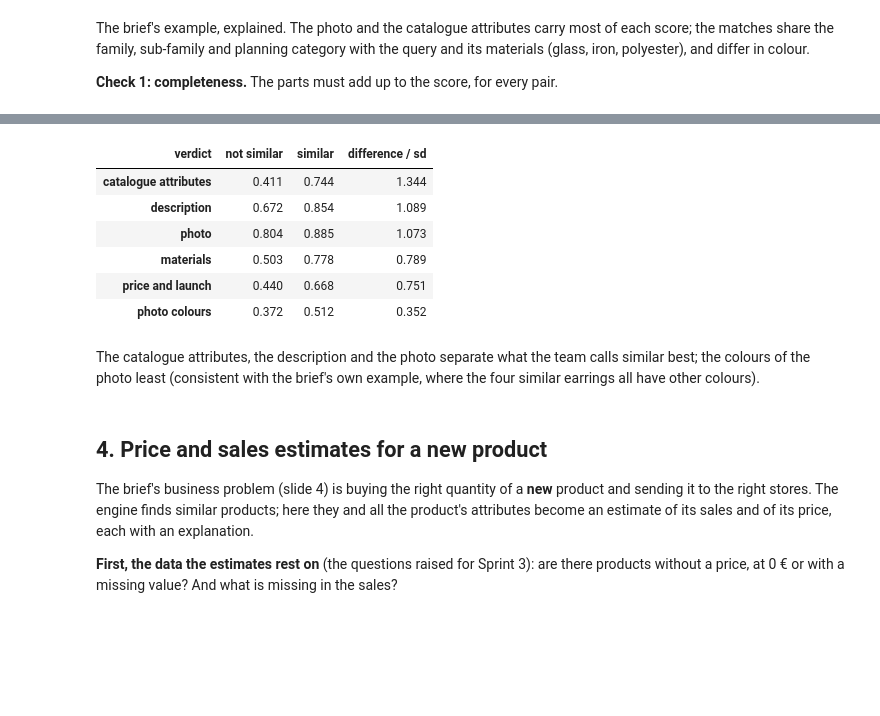
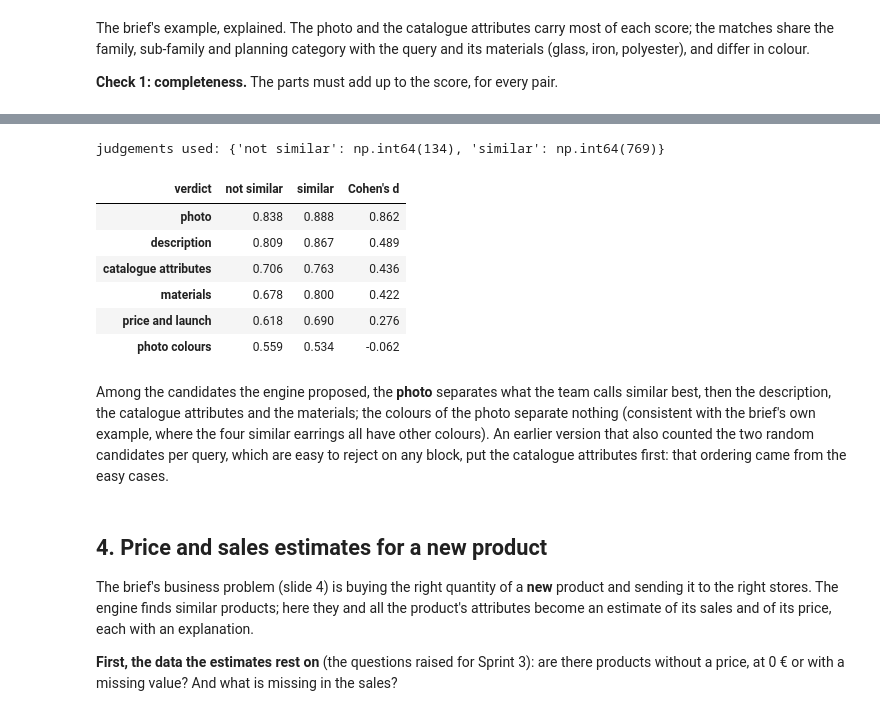
Before and after one commit to therealblitz00/ECQ, a Jupyter notebook: notebooks/phase3_explanations_estimates.ipynb, the cells around one changed output, grey strips where cells are left out. Saved outputs shown, nothing was run; the diff lists cells and outputs as text; code cells hidden in the pictures; blank space fills up the shorter version.

```diff
--- a/notebooks/phase3_explanations_estimates.ipynb
+++ b/notebooks/phase3_explanations_estimates.ipynb
@@ -657,18 +680,25 @@ Measured on the best match of 300 random products.
 # %%
+def rank_of(w, qi, ci, pool):
+    s = np.round(score_matrix(w, np.array([qi]), pool)[0].astype(np.float64), 6)
+    s[not_allowed(np.array([qi]), pool)[0]] = -np.inf
+    return int((s >= s[pool == ci][0]).sum())
+
 rows = []
 for qi in rng.choice(len(items), 300, replace=False):
-    first = base_nb[(base_nb["q"] == qi) & (base_nb["rank"] == 1)]
+    first = s3_nb[(s3_nb["q"] == qi) & (s3_nb["rank"] == 1)]
     if first.empty:
         continue
     ci = int(first["c"].iat[0])
     ranked = [b for b, _ in sorted(contributions(W_BASE, qi, ci).items(), key=lambda kv: -kv[1])]
-    if len(ranked) < 2:
+    if len(ranked) < 4:
         continue
     pool = next(p for p in CATEGORY_POOLS if qi in p)
     for label, b in [("named first", ranked[0]), ("named last", ranked[-1]), ("random", ranked[rng.integers(len(ranked))])]:
-        s = score_matrix({**W_BASE, b: 0.0}, np.array([qi]), pool)[0].astype(float)
-        s[not_allowed(np.array([qi]), pool)[0]] = -np.inf
-        rows.append({"block removed": label, "new rank": int((s > s[pool == ci][0]).sum()) + 1})
-dt = pd.DataFrame(rows).groupby("block removed")["new rank"]
-pd.DataFrame({"mean new rank": dt.mean(), "share no longer first": dt.apply(lambda r: (r > 1).mean())}).round(2)
+        rows.append({"test": "deletion: block removed", "variant": label, "new rank": rank_of({**W_BASE, b: 0.0}, qi, ci, pool)})
+    for label, keep in [("named first", ranked[:2]), ("named last", ranked[-2:]), ("random", list(rng.choice(ranked, 2, replace=False)))]:
+        w = {b: (W_BASE[b] if b in keep else 0.0) for b in W_BASE}
+        rows.append({"test": "sufficiency: only 2 blocks kept", "variant": label, "new rank": rank_of(w, qi, ci, pool)})
+ft = pd.DataFrame(rows).groupby(["test", "variant"])["new rank"]
+pd.DataFrame({"mean rank": ft.mean(), "still first": ft.apply(lambda r: (r == 1).mean()),
+              "in the top 5": ft.apply(lambda r: (r <= 5).mean())}).round(2)
 # %% [output]
@@ -683,26 +717,37 @@ called *similar* and *not similar*, and the difference in standard deviations. B
 are the ones worth naming first.
 # %%
+random_cands = {(pq["query"], c["key"]) for pq in fb_pool["queries"] for c in pq["candidates"] if c.get("random")}
 rows = []
 for a in answers:
     for label, keys_ in (("similar", a["similar"]), ("not similar", a["not"])):
         for c in keys_:
+            if (a["query"], c) in random_cands:
+                continue
             r_ = pair_row[(a["query"], c)]   # a block missing for one of the two products is left out, not counted as 0
             rows.append({"verdict": label, **{BLOCK_LABEL[b]: (S[r_, k] if H[r_, k] else np.nan) for k, b in enumerate(BLOCKS)}})
 ag = pd.DataFrame(rows)
-tab = ag.groupby("verdict").mean().T
-tab["difference / sd"] = (tab["similar"] - tab["not similar"]) / ag.drop(columns="verdict").std()
-tab.sort_values("difference / sd", ascending=False).round(3)
+g = ag.groupby("verdict")
+tab = g.mean().T
+n_, var_ = g.size(), g.var().T
+pooled = np.sqrt(((n_["similar"] - 1) * var_["similar"] + (n_["not similar"] - 1) * var_["not similar"]) / (n_.sum() - 2))
+tab["Cohen's d"] = (tab["similar"] - tab["not similar"]) / pooled
+print("judgements used:", dict(n_))
+tab.sort_values("Cohen's d", ascending=False).round(3)
 # %% [output]
+judgements used: {'not similar': np.int64(134), 'similar': np.int64(769)}
-| verdict | not similar | similar | difference / sd |
-| catalogue attributes | 0.411 | 0.744 | 1.344 |
-| description | 0.672 | 0.854 | 1.089 |
-| photo | 0.804 | 0.885 | 1.073 |
-| materials | 0.503 | 0.778 | 0.789 |
-| price and launch | 0.440 | 0.668 | 0.751 |
-| photo colours | 0.372 | 0.512 | 0.352 |
+| verdict | not similar | similar | Cohen's d |
+| photo | 0.838 | 0.888 | 0.862 |
+| description | 0.809 | 0.867 | 0.489 |
+| catalogue attributes | 0.706 | 0.763 | 0.436 |
+| materials | 0.678 | 0.800 | 0.422 |
+| price and launch | 0.618 | 0.690 | 0.276 |
+| photo colours | 0.559 | 0.534 | -0.062 |
 # %% [markdown]
-The catalogue attributes, the description and the photo separate what the team calls similar best; the colours of the
-photo least (consistent with the brief's own example, where the four similar earrings all have other colours).
+Among the candidates the engine proposed, the **photo** separates what the team calls similar best, then the description,
+the catalogue attributes and the materials; the colours of the photo separate nothing (consistent with the brief's own
+example, where the four similar earrings all have other colours). An earlier version that also counted the two random
+candidates per query, which are easy to reject on any block, put the catalogue attributes first: that ordering came from
+the easy cases.
 # %% [markdown]
 ## 4. Price and sales estimates for a new product
 
```
Also changed, not shown: parts of 25 cells of this notebook, 22 other files.
